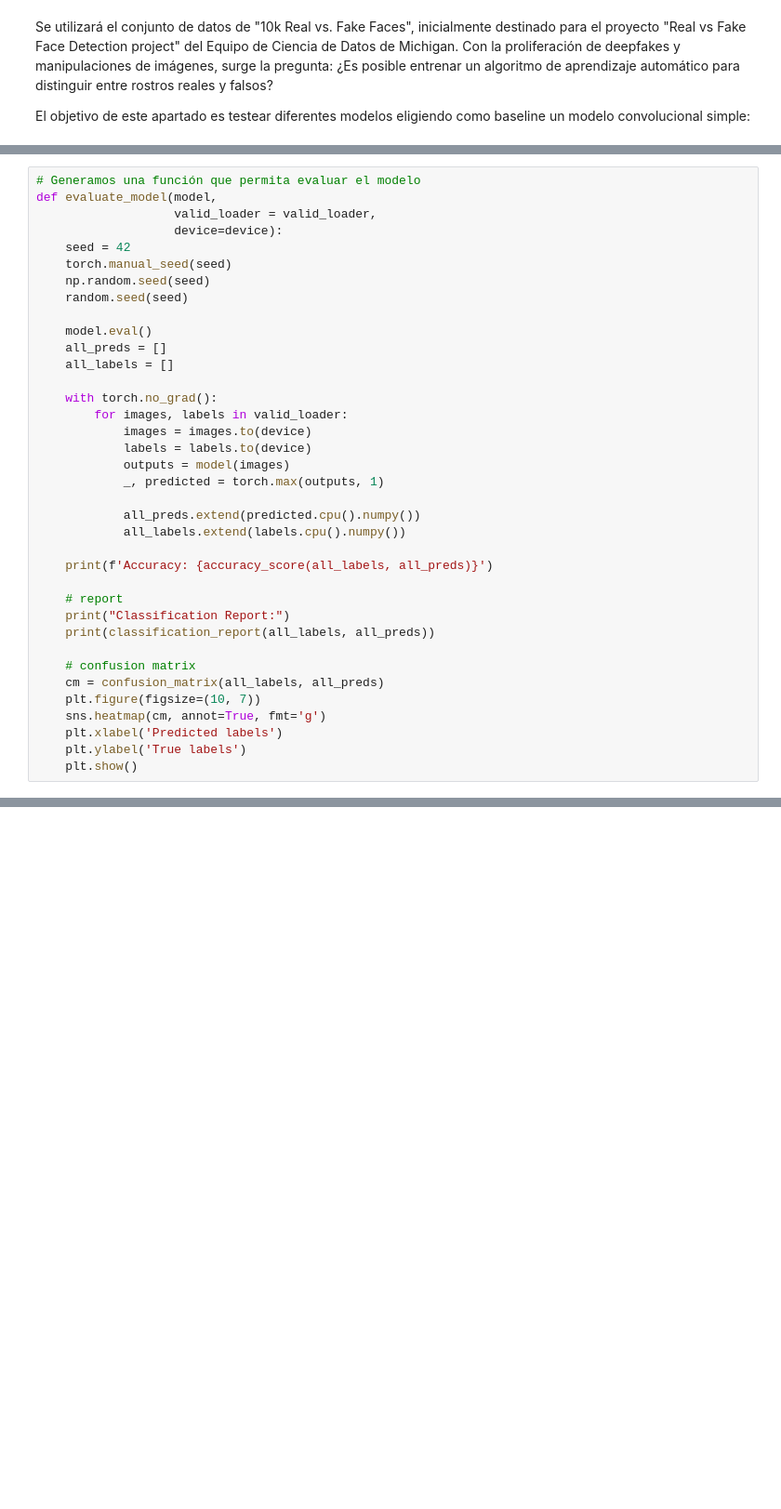
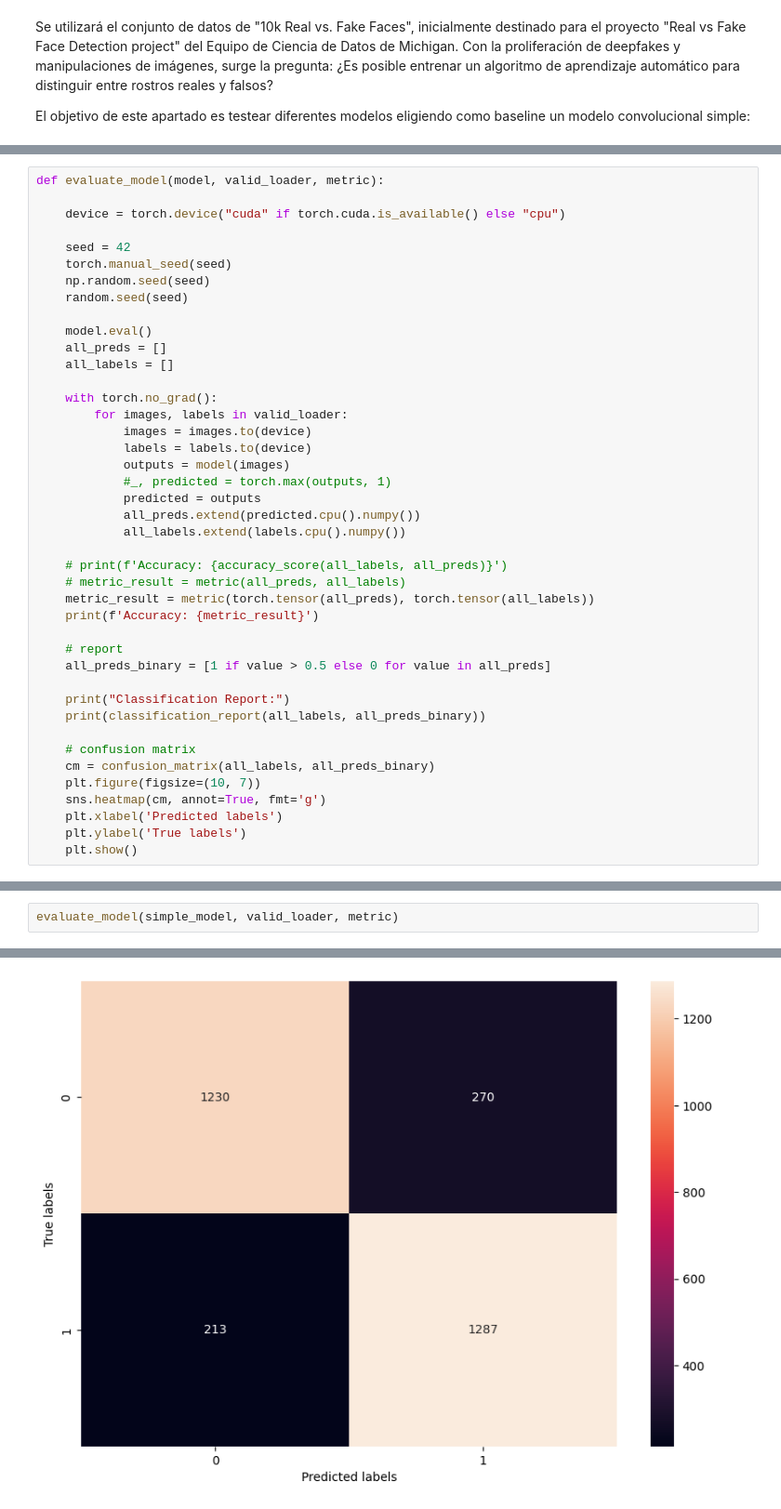
Before and after one commit to javierjosev/vision_computadora_ii-real_vs_fake_faces, a Jupyter notebook: notebooks/3.0-model-testing.ipynb, the cells around one changed output, grey strips where cells are left out. Shown at 93% size. Saved outputs shown, nothing was run; the diff lists cells and outputs as text; blank space fills up the shorter version.

```diff
--- a/notebooks/3.0-model-testing.ipynb
+++ b/notebooks/3.0-model-testing.ipynb
@@ -105,8 +148,8 @@ def train_model(model,
 # %%
-# Generamos una función que permita evaluar el modelo
-def evaluate_model(model,
-                   valid_loader = valid_loader,
-                   device=device):
+def evaluate_model(model, valid_loader, metric):
+
+    device = torch.device("cuda" if torch.cuda.is_available() else "cpu")
+
     seed = 42
     torch.manual_seed(seed)
     np.random.seed(seed)
@@ -121,19 +164,24 @@ def evaluate_model(model,
             images = images.to(device)
             labels = labels.to(device)
             outputs = model(images)
-            _, predicted = torch.max(outputs, 1)
-
+            #_, predicted = torch.max(outputs, 1)
+            predicted = outputs
             all_preds.extend(predicted.cpu().numpy())
             all_labels.extend(labels.cpu().numpy())
 
-    print(f'Accuracy: {accuracy_score(all_labels, all_preds)}')
+    # print(f'Accuracy: {accuracy_score(all_labels, all_preds)}')
+    # metric_result = metric(all_preds, all_labels)
+    metric_result = metric(torch.tensor(all_preds), torch.tensor(all_labels))
+    print(f'Accuracy: {metric_result}')
 
     # report
+    all_preds_binary = [1 if value > 0.5 else 0 for value in all_preds]
+
     print("Classification Report:")
-    print(classification_report(all_labels, all_preds))
+    print(classification_report(all_labels, all_preds_binary))
 
     # confusion matrix
-    cm = confusion_matrix(all_labels, all_preds)
+    cm = confusion_matrix(all_labels, all_preds_binary)
     plt.figure(figsize=(10, 7))
     sns.heatmap(cm, annot=True, fmt='g')
     plt.xlabel('Predicted labels')
@@ -219,0 +279,3 @@ weighted avg       0.82      0.82      0.81      3000
+# %%
+evaluate_model(simple_model, valid_loader, metric)
+# %% [output]
@@ -219,0 +292 @@ weighted avg       0.82      0.82      0.81      3000
+[figure, added]
```
Also changed, not shown: parts of 27 cells of this notebook.
